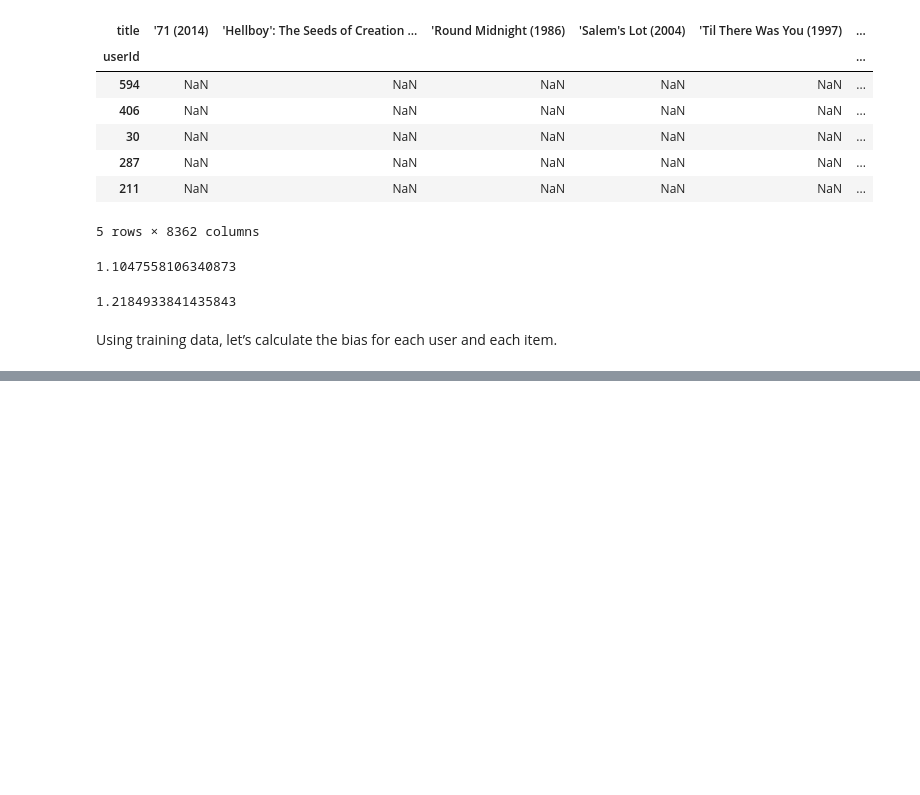
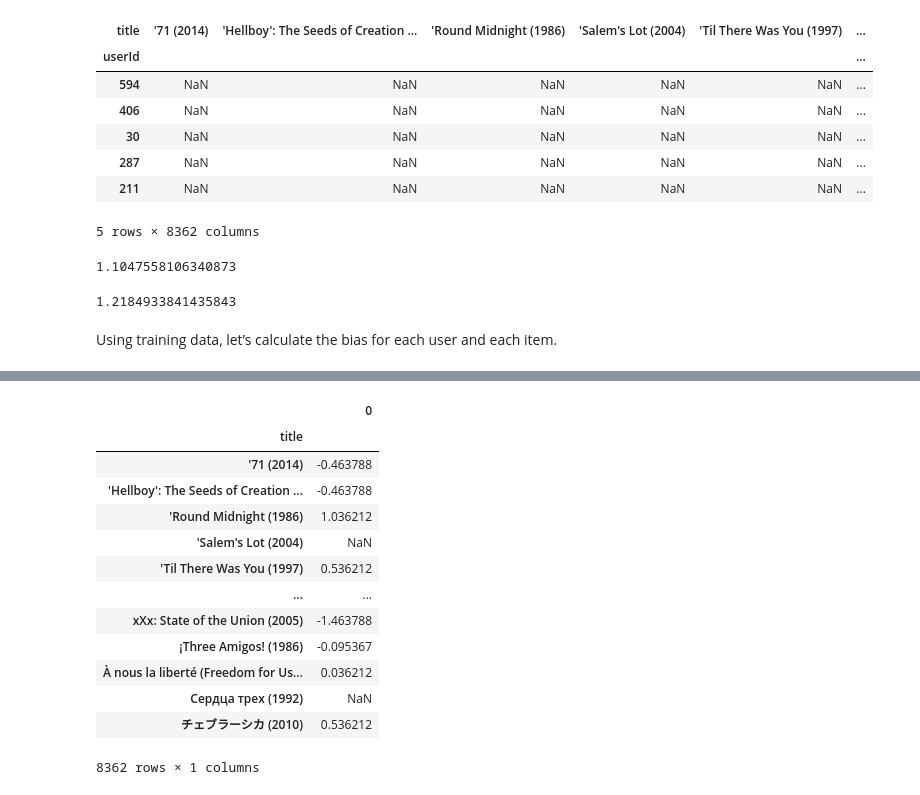
Before and after one commit to salma71/MSDS_SU2020, a Jupyter notebook: Basic_recommender_1.ipynb, the cells around one changed output, grey strips where cells are left out. Drawn from its saved outputs; the diff is of its cells as text; code cells hidden in the pictures; blank space fills up the shorter version.

```diff
--- a/Basic_recommender_1.ipynb
+++ b/Basic_recommender_1.ipynb
@@ -194,0 +213,18 @@ test_rmse
+# %%
+movie_bias = pd.DataFrame((train.mean(axis=0, skipna=True) - raw_avg))
+movie_bias
+# %% [output]
+|  | 0 |
+| title |  |
+| '71 (2014) | -0.463788 |
+| 'Hellboy': The Seeds of Creation ... | -0.463788 |
+| 'Round Midnight (1986) | 1.036212 |
+| 'Salem's Lot (2004) | NaN |
+| 'Til There Was You (1997) | 0.536212 |
+| ... | ... |
+| xXx: State of the Union (2005) | -1.463788 |
+| ¡Three Amigos! (1986) | -0.095367 |
+| À nous la liberté (Freedom for Us... | 0.036212 |
+| Сердца трех (1992) | NaN |
+| チェブラーシカ (2010) | 0.536212 |
+8362 rows × 1 columns
```
Also changed, not shown: parts of 1 cell of this notebook.
